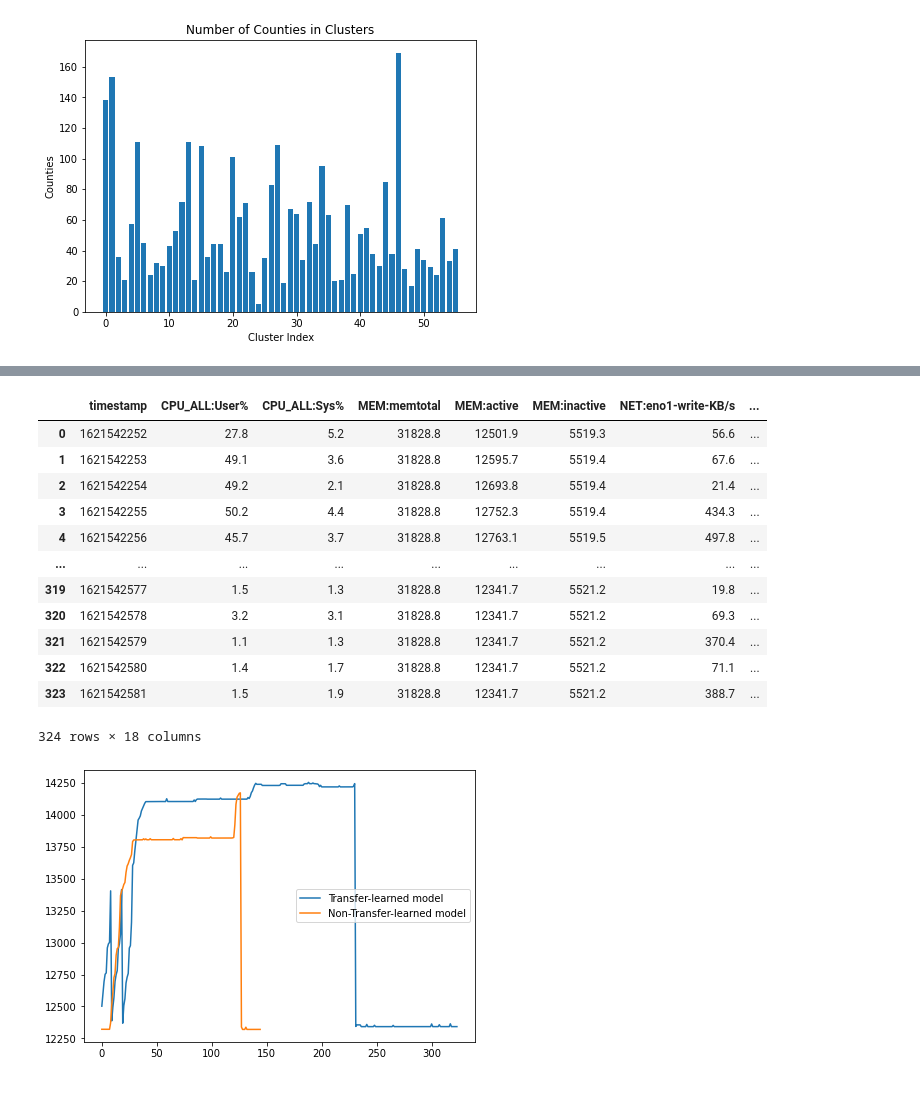
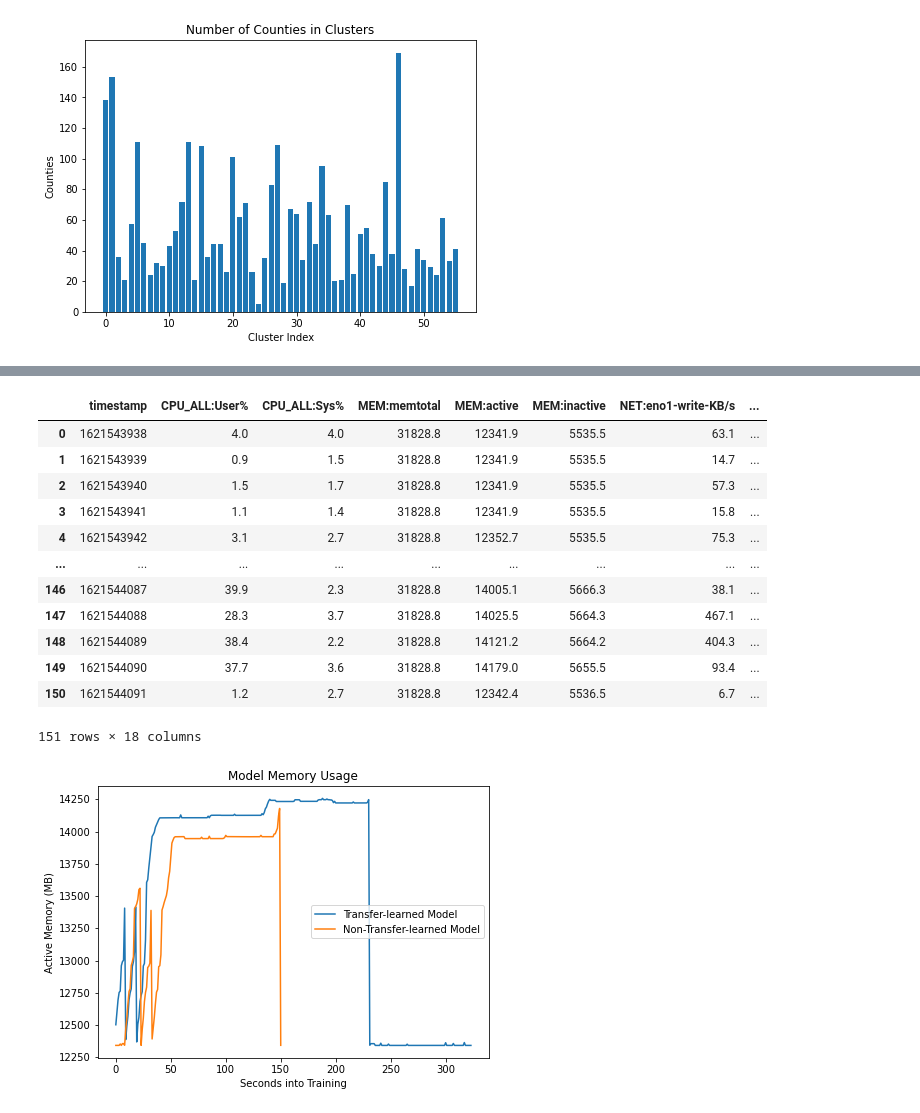
Before and after one commit to menuka94/transfer-learning, a Jupyter notebook: Job_Profiling.ipynb, the cells around one changed output, grey strips where cells are left out. Cells and saved outputs as stored; diff of their text form; code cells hidden in the pictures.

```diff
--- a/Job_Profiling.ipynb
+++ b/Job_Profiling.ipynb
@@ -520,29 +523,36 @@ dir_pref = "experiment_data/cluster_metrics/single_machine"
 no_tl_df = pd.read_csv(f"{dir_pref}/no_transfer_learning.csv", header=0)
 tl_df = pd.read_csv(f"{dir_pref}/transfer_learning.csv", header=0)
 
-tl_df
+no_tl_df
 # %% [output]
 |  | timestamp | CPU_ALL:User% | CPU_ALL:Sys% | MEM:memtotal | MEM:active | MEM:inactive | NET:eno1-write-KB/s | ... |
-| 0 | 1621542252 | 27.8 | 5.2 | 31828.8 | 12501.9 | 5519.3 | 56.6 | ... |
-| 1 | 1621542253 | 49.1 | 3.6 | 31828.8 | 12595.7 | 5519.4 | 67.6 | ... |
-| 2 | 1621542254 | 49.2 | 2.1 | 31828.8 | 12693.8 | 5519.4 | 21.4 | ... |
-| 3 | 1621542255 | 50.2 | 4.4 | 31828.8 | 12752.3 | 5519.4 | 434.3 | ... |
-| 4 | 1621542256 | 45.7 | 3.7 | 31828.8 | 12763.1 | 5519.5 | 497.8 | ... |
+| 0 | 1621543938 | 4.0 | 4.0 | 31828.8 | 12341.9 | 5535.5 | 63.1 | ... |
+| 1 | 1621543939 | 0.9 | 1.5 | 31828.8 | 12341.9 | 5535.5 | 14.7 | ... |
+| 2 | 1621543940 | 1.5 | 1.7 | 31828.8 | 12341.9 | 5535.5 | 57.3 | ... |
+| 3 | 1621543941 | 1.1 | 1.4 | 31828.8 | 12341.9 | 5535.5 | 15.8 | ... |
+| 4 | 1621543942 | 3.1 | 2.7 | 31828.8 | 12352.7 | 5535.5 | 75.3 | ... |
 | ... | ... | ... | ... | ... | ... | ... | ... | ... |
-| 319 | 1621542577 | 1.5 | 1.3 | 31828.8 | 12341.7 | 5521.2 | 19.8 | ... |
-| 320 | 1621542578 | 3.2 | 3.1 | 31828.8 | 12341.7 | 5521.2 | 69.3 | ... |
-| 321 | 1621542579 | 1.1 | 1.3 | 31828.8 | 12341.7 | 5521.2 | 370.4 | ... |
-| 322 | 1621542580 | 1.4 | 1.7 | 31828.8 | 12341.7 | 5521.2 | 71.1 | ... |
-| 323 | 1621542581 | 1.5 | 1.9 | 31828.8 | 12341.7 | 5521.2 | 388.7 | ... |
+| 146 | 1621544087 | 39.9 | 2.3 | 31828.8 | 14005.1 | 5666.3 | 38.1 | ... |
+| 147 | 1621544088 | 28.3 | 3.7 | 31828.8 | 14025.5 | 5664.3 | 467.1 | ... |
+| 148 | 1621544089 | 38.4 | 2.2 | 31828.8 | 14121.2 | 5664.2 | 404.3 | ... |
+| 149 | 1621544090 | 37.7 | 3.6 | 31828.8 | 14179.0 | 5655.5 | 93.4 | ... |
+| 150 | 1621544091 | 1.2 | 2.7 | 31828.8 | 12342.4 | 5536.5 | 6.7 | ... |
-324 rows × 18 columns
+151 rows × 18 columns
 # %%
 fig, ax = plt.subplots(1,1,figsize=(7,5))
 
-ax.plot(tl_df["MEM:active"].to_list(), "-", label="Transfer-learned model")
-ax.plot(no_tl_df["MEM:active"].to_list(), "-", label="Non-Transfer-learned model")
-ax.set_title("Active Memory")
+ax.plot(tl_df["MEM:active"].to_list(), "-", label="Transfer-learned Model")
+ax.plot(no_tl_df["MEM:active"].to_list(), "-", label="Non-Transfer-learned Model")
+ax.set_title("Model Memory Usage")
+ax.set_xlabel("Seconds into Training")
+ax.set_ylabel("Active Memory (MB)")
 ax.legend()
 
 plt.show()
+
+fig.savefig('experiment_data/lr_tl_memory_pressure.png',
+           format='png',
+           dpi=200,
+           bbox_inches='tight')
 # %% [output]
-[figure, old version]
+[figure, new version]
```
Also changed, not shown: parts of 4 cells of this notebook, 8 other files.
